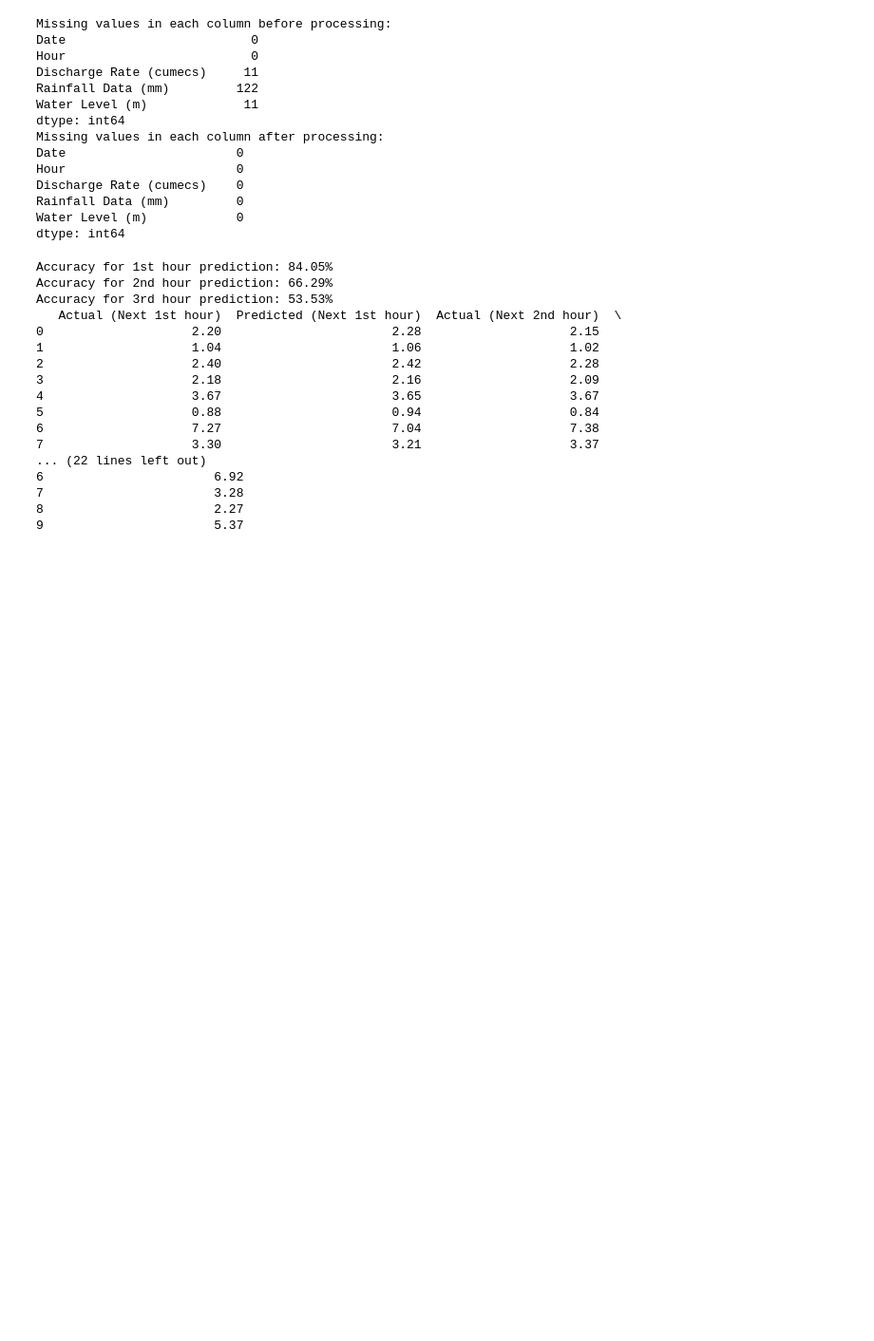
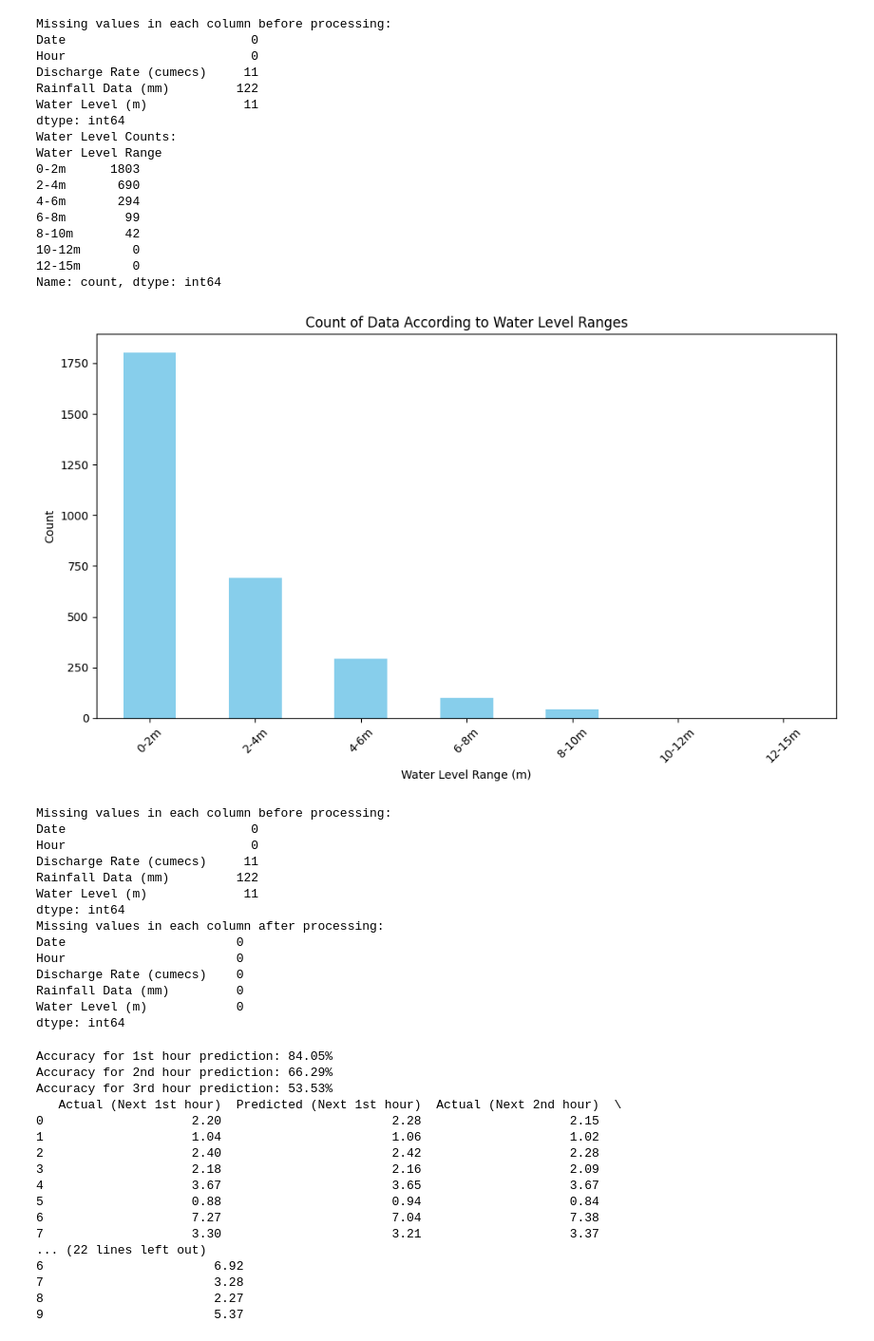
Before and after one commit to JanithK27/Early-warning-system-for-flood-FYP-, a Jupyter notebook: RealDataModelTrain/RandomForestRegressor.ipynb, the cells around one changed output. Shown: that part at 95% size. Drawn from its saved outputs; the diff is of its cells as text; code cells hidden in the pictures; blank space fills up the shorter version.

Commit message:
countValueAccordingtoWaterlevel
Co-Authored-By: Rasadari Dissanayake <155619344+RasadiL99@users.noreply.github.com>

```diff
--- a/RealDataModelTrain/RandomForestRegressor.ipynb
+++ b/RealDataModelTrain/RandomForestRegressor.ipynb
@@ -1,3 +1,60 @@
+# %%
+import pandas as pd
+import matplotlib.pyplot as plt
+
+# Load the dataset
+file_path = 'F:/FYP project/FYP(Flood)/Real Data/new full data.csv'
+df = pd.read_csv(file_path)
+
+# Check for null values
+print("Missing values in each column before processing:")
+print(df.isnull().sum())
+
+# Fill missing values or handle them (if any)
+df.fillna(method='ffill', inplace=True)
+
+# Define bins for water level ranges (You can modify these bins as per your requirement)
+bins = [0, 2, 4, 6, 8, 10, 12, 15]  # Example bin ranges (in meters)
+bin_labels = ['0-2m', '2-4m', '4-6m', '6-8m', '8-10m', '10-12m', '12-15m']
+
+# Create a new column 'Water Level Range' based on the bins
+df['Water Level Range'] = pd.cut(df['Water Level (m)'], bins=bins, labels=bin_labels, include_lowest=True)
+
+# Count the number of occurrences in each water level range
+water_level_counts = df['Water Level Range'].value_counts().sort_index()
+
+# Print the counts
+print("Water Level Counts:")
+print(water_level_counts)
+
+# Plotting the water level counts
+plt.figure(figsize=(10, 6))
+water_level_counts.plot(kind='bar', color='skyblue')
+plt.title('Count of Data According to Water Level Ranges')
+plt.xlabel('Water Level Range (m)')
+plt.ylabel('Count')
+plt.xticks(rotation=45)
+plt.tight_layout()
+plt.show()
+# %% [output]
+Missing values in each column before processing:
+Date                         0
+Hour                         0
+Discharge Rate (cumecs)     11
+Rainfall Data (mm)         122
+Water Level (m)             11
+dtype: int64
+Water Level Counts:
+Water Level Range
+0-2m      1803
+2-4m       690
+4-6m       294
+6-8m        99
+8-10m       42
+10-12m       0
+12-15m       0
+Name: count, dtype: int64
+[figure, added]
 # %%
 import pandas as pd
 import numpy as np
```
